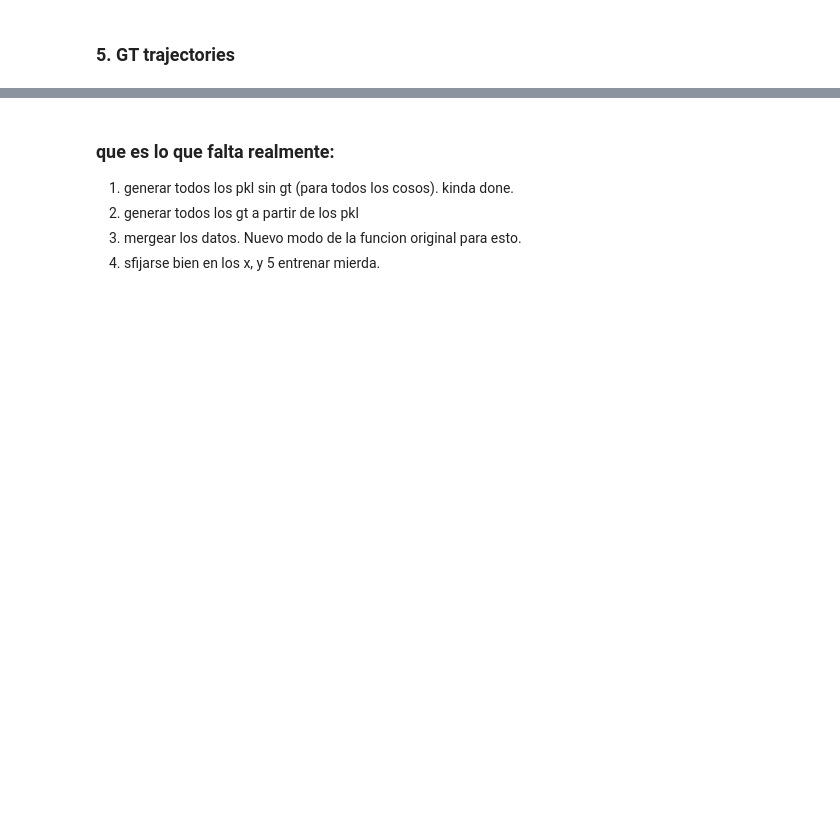
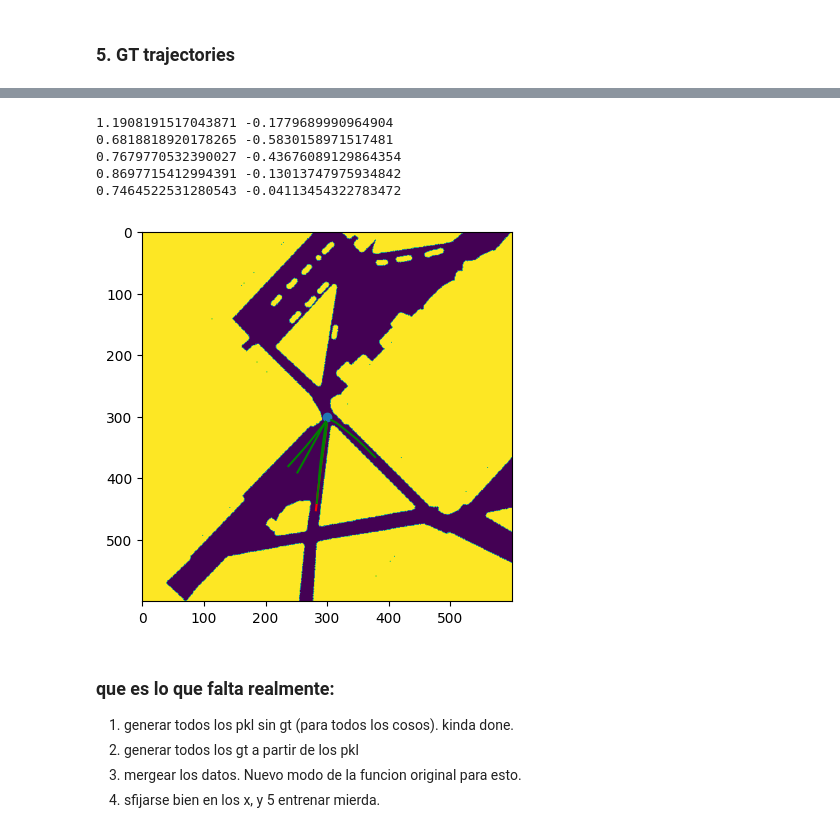
Before and after one commit to gonzal0lguin/fcfm_navigation_dataset, a Jupyter notebook: panther_data.ipynb, the cells around one changed output, grey strips where cells are left out. Cells and saved outputs as stored; diff of their text form; code cells hidden in the pictures; blank space fills up the shorter version.

```diff
--- a/panther_data.ipynb
+++ b/panther_data.ipynb
@@ -444,18 +621,30 @@ print("perceptual increase: ", tf2 / tf1)
 # %%
 import pickle
-with open('/home/tesistas/Desktop/GONZALO/gnd_dataset/local_map_files_120/paths/1008_0.pkl', 'rb') as f:
+with open('/home/tesistas/Desktop/GONZALO/datasets/gnd_dataset/local_map_files_120/cucu/612_0.pkl', 'rb') as f:
     data = pickle.load(f)
 
 print(data.keys())
+vels = np.asarray(data['vel'])
+print(vels)
+
+pathgt = data['path']
+headings = np.arctan2(pathgt[:, 1], pathgt[:, 0])
+
+vels_x = np.cumsum(vels[:, 0] * np.sin(headings) * 0.1)
+vels_y = np.cumsum(vels[:, 0] * np.cos(headings) * 0.1)
+vels_y -= vels_y[-1]
+vels_x -= vels_x[-1]
+
+plt.plot(vels_x/0.1+300, vels_y/0.1+300, 'b--')
 
 plt.imshow(data['camera'][0])
 plt.imshow(data['local_map'])
-plt.plot(data['path'][:, 1]/0.1+300, data['path'][:, 0]/0.1+300, 'r-')
+plt.plot(data['path'][:, 0]/0.1+300, data['path'][:, 1]/0.1+300, 'r-')
 
 
 print(data['all_paths'][0].shape)
 
-plt.scatter(data['lidar'][0][:, 1]/0.1+300, data['lidar'][0][:, 0]/0.1+300, s=1, c='b', label='Scan Points')
+# plt.scatter(data['lidar_dn'][0][:, 0]/0.1+300, data['lidar_dn'][0][:, 1]/0.1+300, s=1, c='b', label='Scan Points')
 plt.ylim(600, 0)
 plt.xlim(0, 600)
 
@@ -474,33 +676,37 @@ def rotate_pointcloud(pcl, theta_rad):
     return pcl @ R.T  # Rotate each point
 # %%
 import pickle
-with open('/home/tesistas/Desktop/GONZALO/gnd_dataset/local_map_files_120/bb/592_0.pkl', 'rb') as f:
+with open('/home/tesistas/Desktop/GONZALO/datasets/gnd_dataset/local_map_files_120/v2.3/data/974_0.pkl', 'rb') as f:
     data = pickle.load(f)
-
-print(data['scan'])
 
 # plt.imshow(data['camera'][0])
 plt.imshow(data['local_map'])
 plt.plot(data['path'][:, 1]/0.1+300, data['path'][:, 0]/0.1+300, 'r-')
 
 pcl = data['lidar_dn'][0]
-print(pcl.shape)
-print(data['goal'])
 mask = (pcl[:, 2] < 2) & (pcl[:, 2] > 0.18) #& (np.linalg.norm(pcl, axis=1) < 30)
 # pcl = pcl[mask]
 
 for path in data['all_paths']:
     # path = world_to_local(path, data['pose'])
     plt.plot(path[:, 1]/0.1+300, path[:, 0]/0.1+300, 'g-')
+    print((path[1:] - path[:-1]).max(), (path[1:] - path[:-1]).min())
 
-plt.scatter(pcl[:, 1]/0.1+300, pcl[:, 0]/0.1+300, s=1, c='b', label='Scan Points')
+# plt.scatter(pcl[:, 0]/0.1+300, pcl[:, 1]/0.1+300, s=1, c='b', label='Scan Points')
 # plt.ylim(600, 0)
 # plt.xlim(0, 600)
+plt.scatter(300, 300)
 
 leng = 0
 for i in range(len(data['path']) - 1):
     leng += np.linalg.norm(data['path'][i] - data['path'][i + 1])
-print(data['pose'])
+# %% [output]
+1.1908191517043871 -0.1779689990964904
+0.6818818920178265 -0.5830158971517481
+0.7679770532390027 -0.43676089129864354
+0.8697715412994391 -0.13013747975934842
+0.7464522531280543 -0.04113454322783472
+[figure, added]
 # %%
 local_map = data['local_map']
 
```
Also changed, not shown: parts of 36 cells of this notebook, 4 other files.
